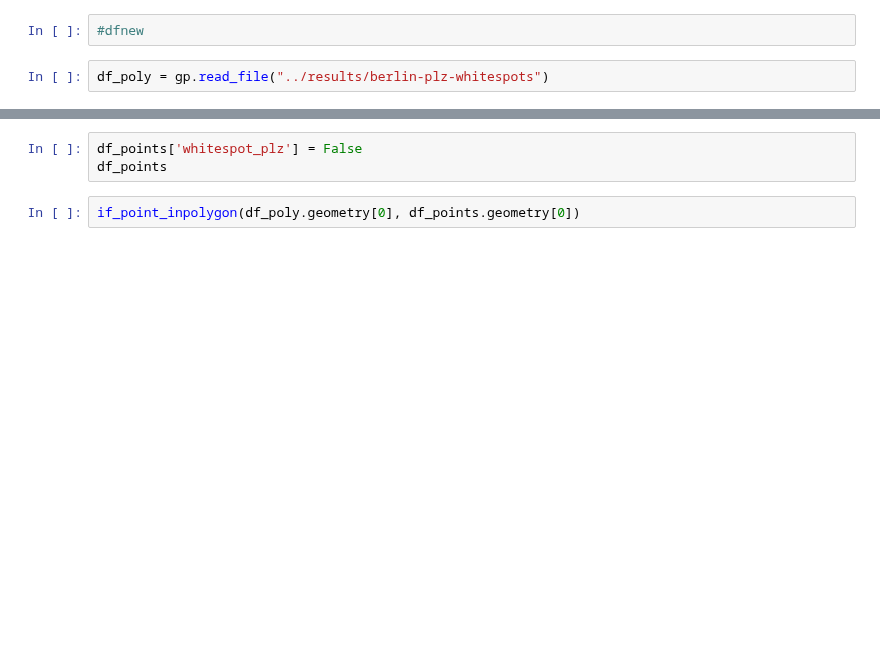
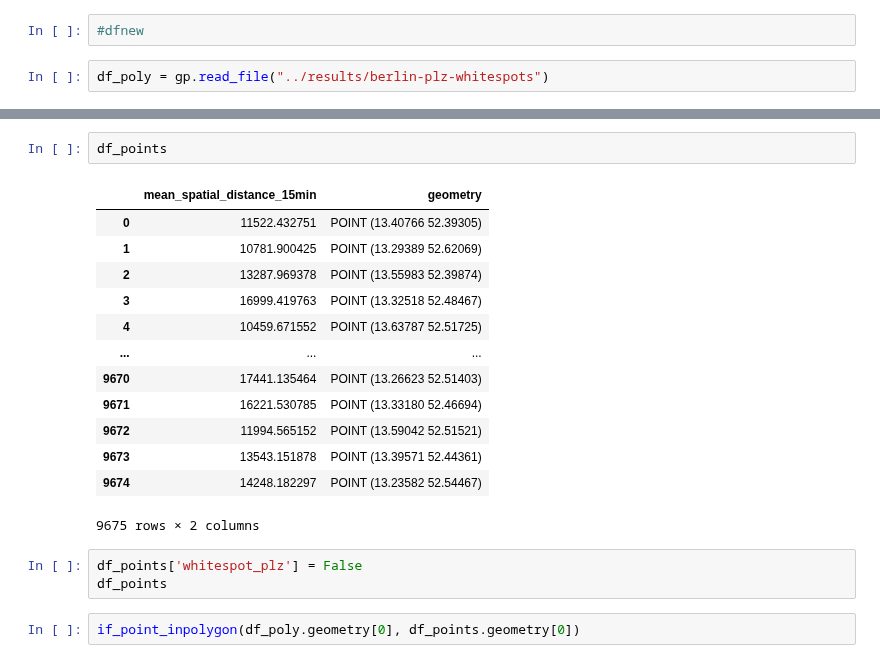
Before and after one commit to fom-big-data/fom-big-data-consulting-berlin-mobility-model, a Jupyter notebook: EXPLORATION/GEO-AnalyseWhiteSpots.ipynb, the cells around one changed output, grey strips where cells are left out. Drawn from its saved outputs; the diff is of its cells as text; blank space fills up the shorter version.

```diff
--- a/EXPLORATION/GEO-AnalyseWhiteSpots.ipynb
+++ b/EXPLORATION/GEO-AnalyseWhiteSpots.ipynb
@@ -130,3 +168,19 @@ df_points.head(100)
+# %%
+df_points
+# %% [output]
+|  | mean_spatial_distance_15min | geometry |
+| 0 | 11522.432751 | POINT (13.40766 52.39305) |
+| 1 | 10781.900425 | POINT (13.29389 52.62069) |
+| 2 | 13287.969378 | POINT (13.55983 52.39874) |
+| 3 | 16999.419763 | POINT (13.32518 52.48467) |
+| 4 | 10459.671552 | POINT (13.63787 52.51725) |
+| ... | ... | ... |
+| 9670 | 17441.135464 | POINT (13.26623 52.51403) |
+| 9671 | 16221.530785 | POINT (13.33180 52.46694) |
+| 9672 | 11994.565152 | POINT (13.59042 52.51521) |
+| 9673 | 13543.151878 | POINT (13.39571 52.44361) |
+| 9674 | 14248.182297 | POINT (13.23582 52.54467) |
+9675 rows × 2 columns
 # %%
 df_points['whitespot_plz'] = False
 df_points
```
Also changed, not shown: parts of 68 cells of this notebook, 7 other files.
